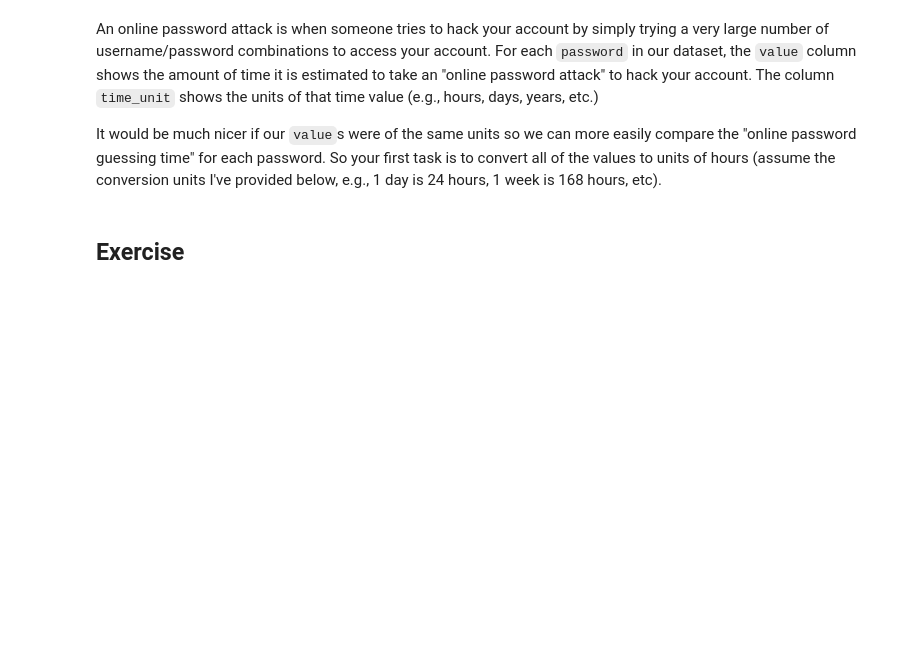
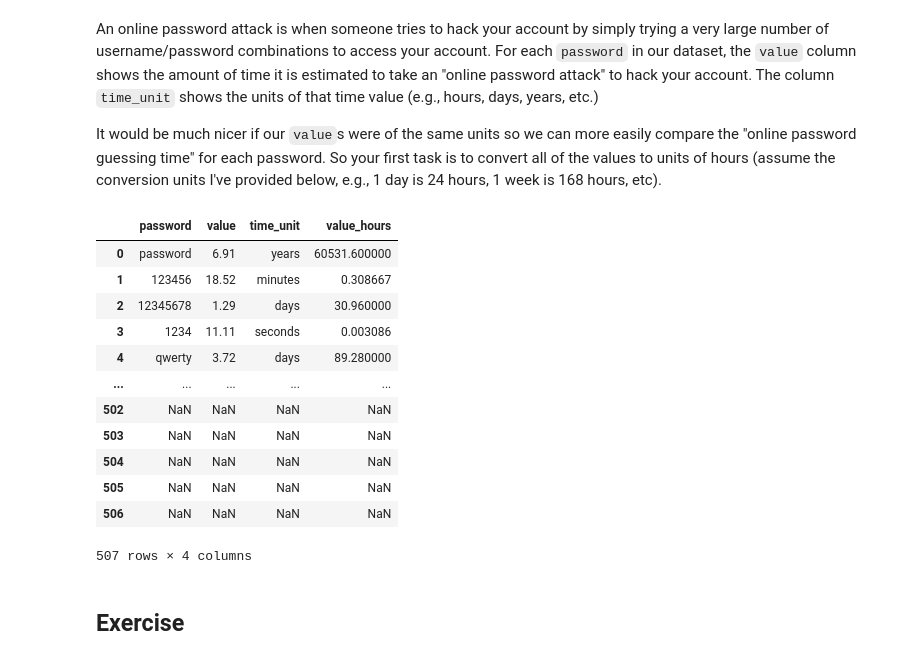
Before and after one commit to CurtisT09/2024Summer1_qtm350_ps02, a Jupyter notebook: _09-py-wrangling-advanced-practice.ipynb, the cells around one changed output. Cells and saved outputs as stored; diff of their text form; code cells hidden in the pictures; blank space fills up the shorter version.

Commit message:
Completed time in hours and how many passwords start with sequence 123

```diff
--- a/_09-py-wrangling-advanced-practice.ipynb
+++ b/_09-py-wrangling-advanced-practice.ipynb
@@ -60,4 +75,5 @@ units = {
     "weeks": 168,
     "months": 720,
     "years": 8760,
+    "hours": 1
 }
@@ -66,3 +80,22 @@ units = {
+# %%
+
+for index, row in df.iterrows():
+    if row['time_unit'] in units:
+        df.loc[index, 'value_hours'] = df.loc[index, 'value'] * units[row['time_unit']]
+# %% [output]
+|  | password | value | time_unit | value_hours |
+| 0 | password | 6.91 | years | 60531.600000 |
+| 1 | 123456 | 18.52 | minutes | 0.308667 |
+| 2 | 12345678 | 1.29 | days | 30.960000 |
+| 3 | 1234 | 11.11 | seconds | 0.003086 |
+| 4 | qwerty | 3.72 | days | 89.280000 |
+| ... | ... | ... | ... | ... |
+| 502 | NaN | NaN | NaN | NaN |
+| 503 | NaN | NaN | NaN | NaN |
+| 504 | NaN | NaN | NaN | NaN |
+| 505 | NaN | NaN | NaN | NaN |
+| 506 | NaN | NaN | NaN | NaN |
+507 rows × 4 columns
 # %% [markdown]
 ## Exercise
 # %% [markdown]
```
Also changed, not shown: parts of 3 cells of this notebook.
